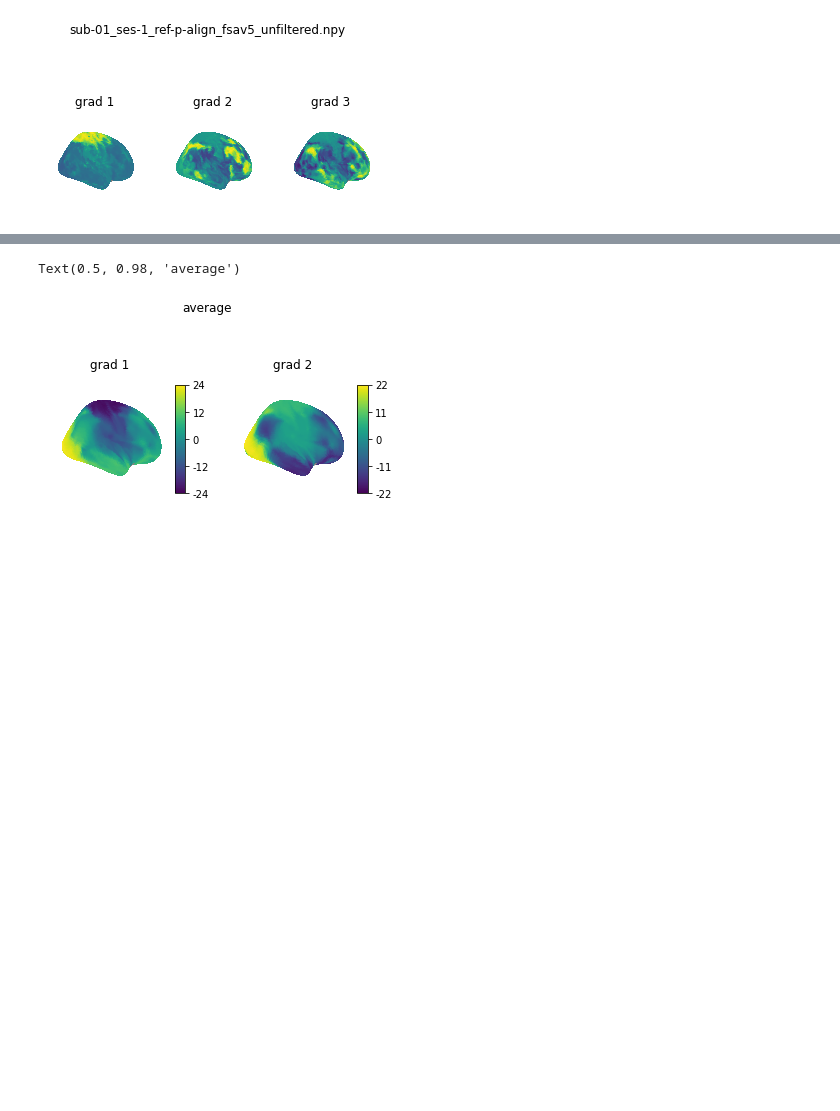
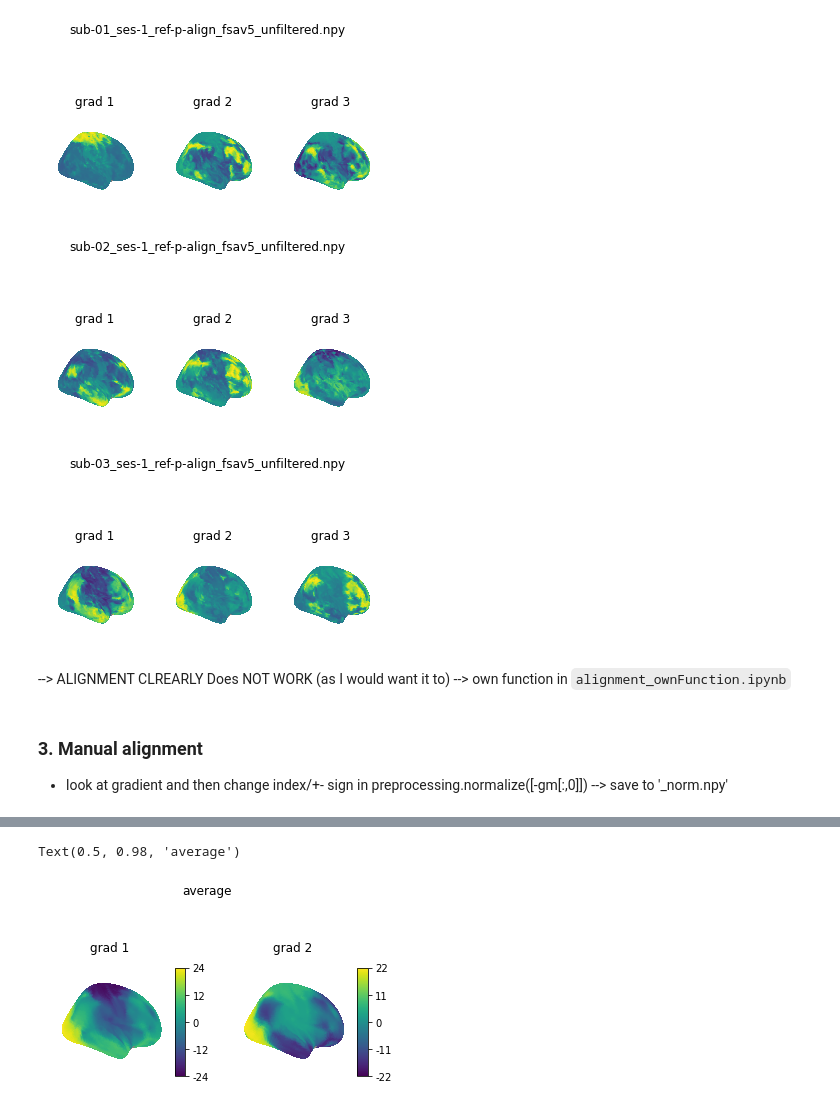
Before and after one commit to Gilles86/stress_risk, a Jupyter notebook: stress_risk/fmri_analysis/gradients/vis_gradients_nilearn.ipynb, the cells around one changed output, grey strips where cells are left out. Cells and saved outputs as stored; diff of their text form; code cells hidden in the pictures; blank space fills up the shorter version.

```diff
--- a/stress_risk/fmri_analysis/gradients/vis_gradients_nilearn.ipynb
+++ b/stress_risk/fmri_analysis/gradients/vis_gradients_nilearn.ipynb
@@ -64 +52,17 @@ plot_GM12_from_sum_npfile()
+# %%
+subList_npFiles = [f for f in listdir(op.join(bids_folder, grad_folder)) if f[0:4] == 'sub-' and len(f)==45]
+for i in range(3):
+    plot_GM123_from_sum_npfile(file=subList_npFiles[i])
+# %% [output]
+[figure, added]
+[figure, added]
+[figure, added]
+# %% [markdown]
+--> ALIGNMENT CLREARLY Does NOT WORK (as I would want it to)
+--> own function in  `alignment_ownFunction.ipynb`
+# %% [markdown]
+### 3. Manual alignment
+
+* look at gradient and then change index/+- sign in preprocessing.normalize([-gm[:,0]])
+--> save to '_norm.npy'
 # %%
@@ -66,5 +69,0 @@ subList_npFiles = [f for f in listdir(op.join(bids_folder, grad_folder)) if f[0:
-# %%
-file = subList_npFiles[0]
-plot_GM12_from_sum_npfile(file=file)
-# %% [output]
-[figure, removed]
```
Also changed, not shown: parts of 28 cells of this notebook, 9 other files.
